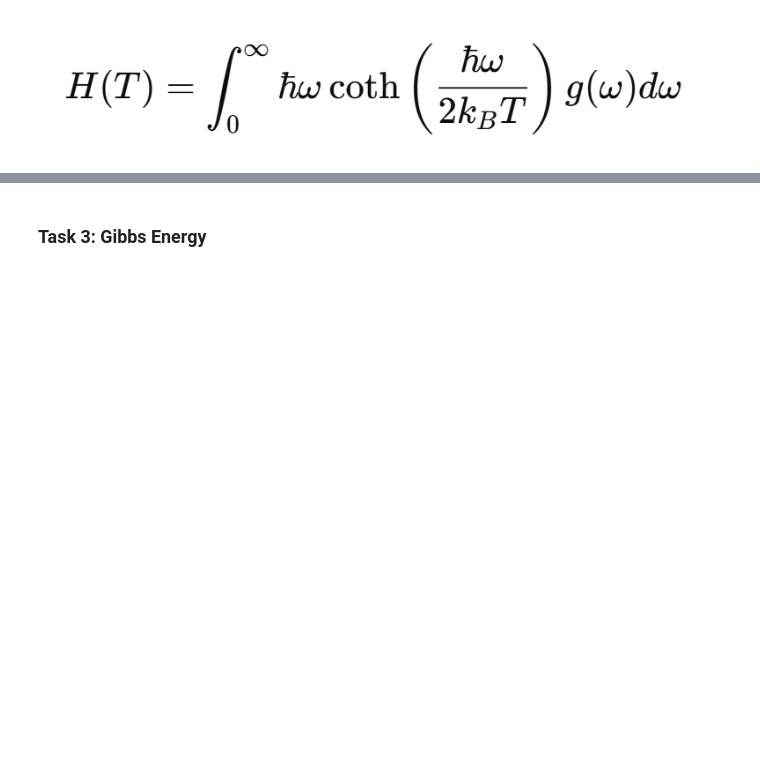
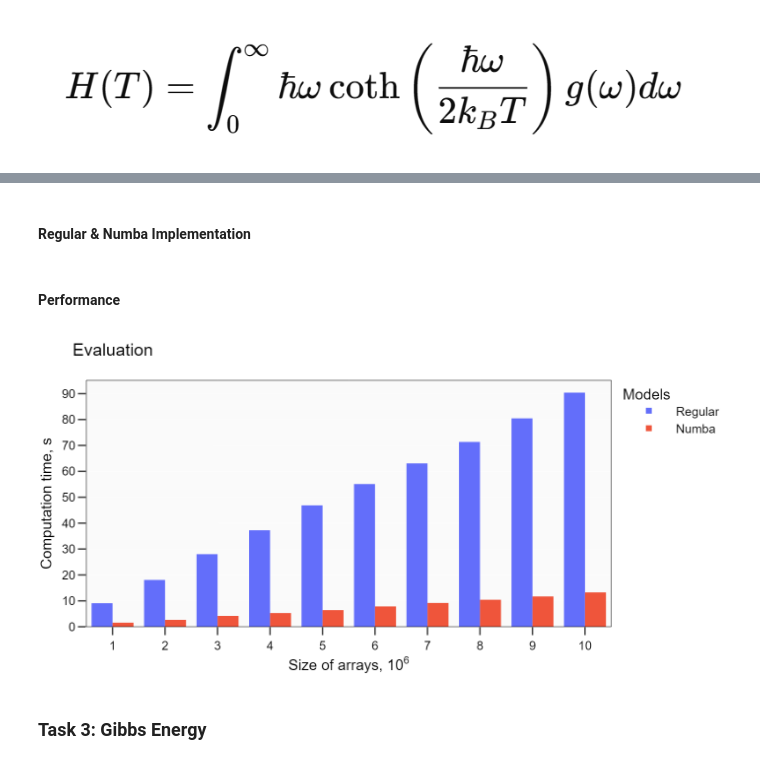
Before and after one commit to hasaki77/hppl, a Jupyter notebook: Final_Project.ipynb, the cells around one changed output, grey strips where cells are left out. Saved outputs shown, nothing was run; the diff lists cells and outputs as text; code cells hidden in the pictures; blank space fills up the shorter version.

Commit message:
Final Project

```diff
--- a/Final_Project.ipynb
+++ b/Final_Project.ipynb
@@ -204,0 +210,2 @@ quad(func=enthalpy_quad, a=omega_min, b=omega_max)[0]
+# %% [markdown]
+#### Regular & Numba Implementation
@@ -204,0 +233,2 @@ quad(func=enthalpy_quad, a=omega_min, b=omega_max)[0]
+# %% [markdown]
+#### Performance
@@ -205,3 +296,7 @@ quad(func=enthalpy_quad, a=omega_min, b=omega_max)[0]
+# %%
+Image(open("Project_images/Enthalpy_evaluation.png", 'rb').read())
+# %% [output]
+[figure, added]
 # %% [markdown]
 ### Task 3: Gibbs Energy
 # %% [markdown]
```
Also changed, not shown: parts of 33 cells of this notebook, 5 other files.
